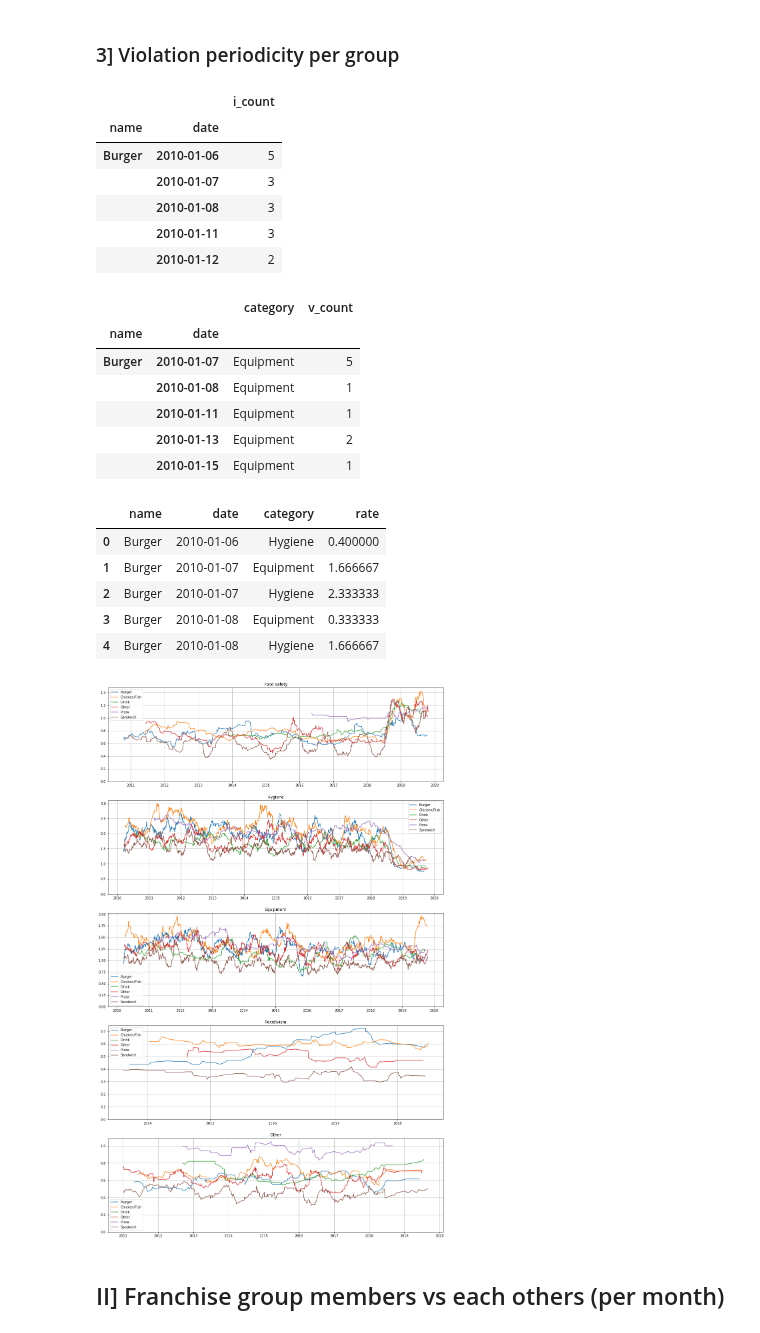
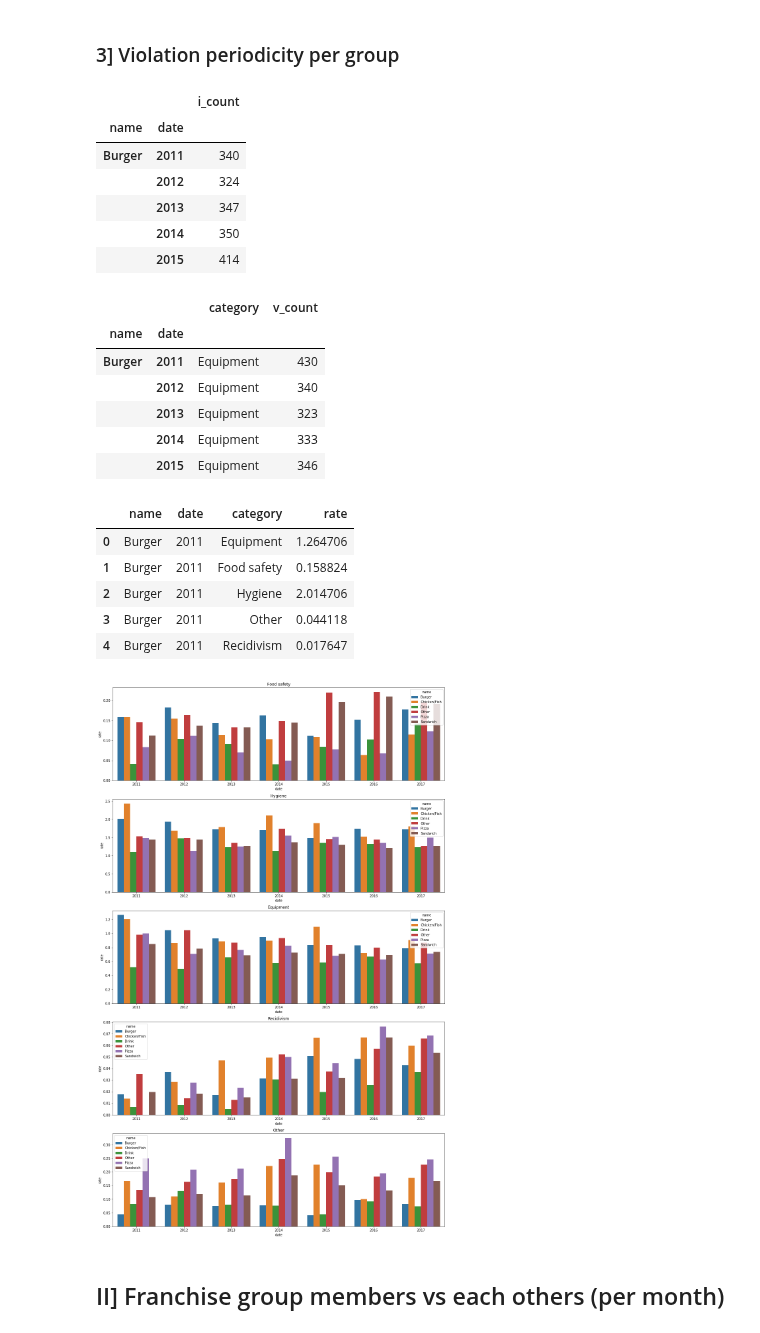
Before and after one commit to VodopaDev/CS401-Chicago-Crime-Analysis, a Jupyter notebook: violations_periodicity.ipynb, the cells around one changed output. Cells and saved outputs as stored; diff of their text form; code cells hidden in the pictures.

```diff
--- a/violations_periodicity.ipynb
+++ b/violations_periodicity.ipynb
@@ -45,6 +46,8 @@ categorized_violations['category'] = categorized_violations.id.map(lambda x: vio
 columns_rename = {'AKA Name': 'name', 'License #': 'license', 'Ward': 'ward', 'Violation IDs': 'violations', 'Inspection Date': 'date', 'Results': 'result', 'Risk': 'risk'}
 columns_filter = columns_rename.values()
 violations = pd.read_parquet('resources/cleaned_franchises.parquet').rename(columns=columns_rename)[columns_filter]
+violations.date = violations.date.map(lambda x: x.year)
+violations = violations[(violations.date > 2010) & (violations.date < 2018)]
 violations.columns
 # %% [output]
 Index(['name', 'license', 'ward', 'violations', 'date', 'result', 'risk'], dtype='object')
@@ -171,18 +174,10 @@ category_rate.head()
 # %%
 franchises = category_rate.is_franchise.unique()
-colors = ['orange', 'red']
 fig, axs = plt.subplots(len(violation_categories), 1, figsize=(18,30))
 
-for j, franchise in enumerate(franchises):
-    franchise_rate = category_rate[category_rate.is_franchise == franchise]
-    for i, v_cat in enumerate(violation_categories):
-        filtered = franchise_rate[franchise_rate.category == v_cat]
-        rolling_mean = filtered.rate.rolling(window=30).mean()
-        axs[i].set_title('{}'.format(v_cat))
-        axs[i].plot(filtered['date'].values, rolling_mean, colors[j])
-
 for i, v_cat in enumerate(violation_categories):
-    axs[i].legend(franchises)
-    axs[i].grid()
-    axs[i].set_ylim(bottom=0)
+    filtered = category_rate[category_rate.category == v_cat]
+    sns.barplot(x='date', y='rate', hue='is_franchise', data=filtered[['date', 'is_franchise', 'rate']], ax=axs[i])
+    axs[i].set_title('{}'.format(v_cat))
+    #axs[i].plot(filtered.date.values, filtered.rate)
 # %% [output]
@@ -310,11 +301,11 @@ inspections_per_group_per_day.head()
 # %% [output]
 |  |  | i_count |
 | name | date |  |
-| Burger | 2010-01-06 | 5 |
-|  | 2010-01-07 | 3 |
-|  | 2010-01-08 | 3 |
-|  | 2010-01-11 | 3 |
-|  | 2010-01-12 | 2 |
+| Burger | 2011 | 340 |
+|  | 2012 | 324 |
+|  | 2013 | 347 |
+|  | 2014 | 350 |
+|  | 2015 | 414 |
 # %%
 violations_per_group_per_day = violations_per_group.copy()
 violations_per_group_per_day = violations_per_group_per_day.groupby(by=['name', 'category', 'date']).sum().reset_index('category')
@@ -322,11 +313,11 @@ violations_per_group_per_day.head()
 # %% [output]
 |  |  | category | v_count |
 | name | date |  |  |
-| Burger | 2010-01-07 | Equipment | 5 |
-|  | 2010-01-08 | Equipment | 1 |
-|  | 2010-01-11 | Equipment | 1 |
-|  | 2010-01-13 | Equipment | 2 |
-|  | 2010-01-15 | Equipment | 1 |
+| Burger | 2011 | Equipment | 430 |
+|  | 2012 | Equipment | 340 |
+|  | 2013 | Equipment | 323 |
+|  | 2014 | Equipment | 333 |
+|  | 2015 | Equipment | 346 |
 # %%
 category_rate_per_group = inspections_per_group_per_day.join(violations_per_group_per_day)
 category_rate_per_group['rate'] = category_rate_per_group.v_count / category_rate_per_group.i_count
@@ -334,31 +325,23 @@ category_rate_per_group = category_rate_per_group.drop(['i_count', 'v_count'], a
 category_rate_per_group.head()
 # %% [output]
 |  | name | date | category | rate |
-| 0 | Burger | 2010-01-06 | Hygiene | 0.400000 |
-| 1 | Burger | 2010-01-07 | Equipment | 1.666667 |
-| 2 | Burger | 2010-01-07 | Hygiene | 2.333333 |
-| 3 | Burger | 2010-01-08 | Equipment | 0.333333 |
-| 4 | Burger | 2010-01-08 | Hygiene | 1.666667 |
+| 0 | Burger | 2011 | Equipment | 1.264706 |
+| 1 | Burger | 2011 | Food safety | 0.158824 |
+| 2 | Burger | 2011 | Hygiene | 2.014706 |
+| 3 | Burger | 2011 | Other | 0.044118 |
+| 4 | Burger | 2011 | Recidivism | 0.017647 |
 # %%
 groups = category_rate_per_group.name.unique()
-colors = ['orange', 'red']
+franchises = category_rate.is_franchise.unique()
 fig, axs = plt.subplots(len(violation_categories), 1, figsize=(18,30))
 
-for j, group in enumerate(groups):
-    group_rate = category_rate_per_group[category_rate_per_group.name == group]
-    for i, v_cat in enumerate(violation_categories):
-        filtered = group_rate[group_rate.category == v_cat]
-
-        rolling_mean = filtered.rate.rolling(window=30).mean()
-        axs[i].set_title('{}'.format(v_cat))
-        axs[i].plot(filtered['date'].values, rolling_mean)
-
 for i, v_cat in enumerate(violation_categories):
-    axs[i].legend(groups)
-    axs[i].grid()
-    axs[i].set_ylim(bottom=0)
+    filtered = category_rate_per_group[category_rate_per_group.category == v_cat]
+    sns.barplot(x='date', y='rate', hue='name', data=filtered[['date', 'name', 'rate']], ax=axs[i])
+    axs[i].set_title('{}'.format(v_cat))
+    #axs[i].plot(filtered.date.values, filtered.rate)
 # %% [output]
-[figure, old version]
+[figure, new version]
 # %% [markdown]
 ## II] Franchise group members vs each others (per month)
 # %%
```
Also changed, not shown: parts of 19 cells of this notebook.
